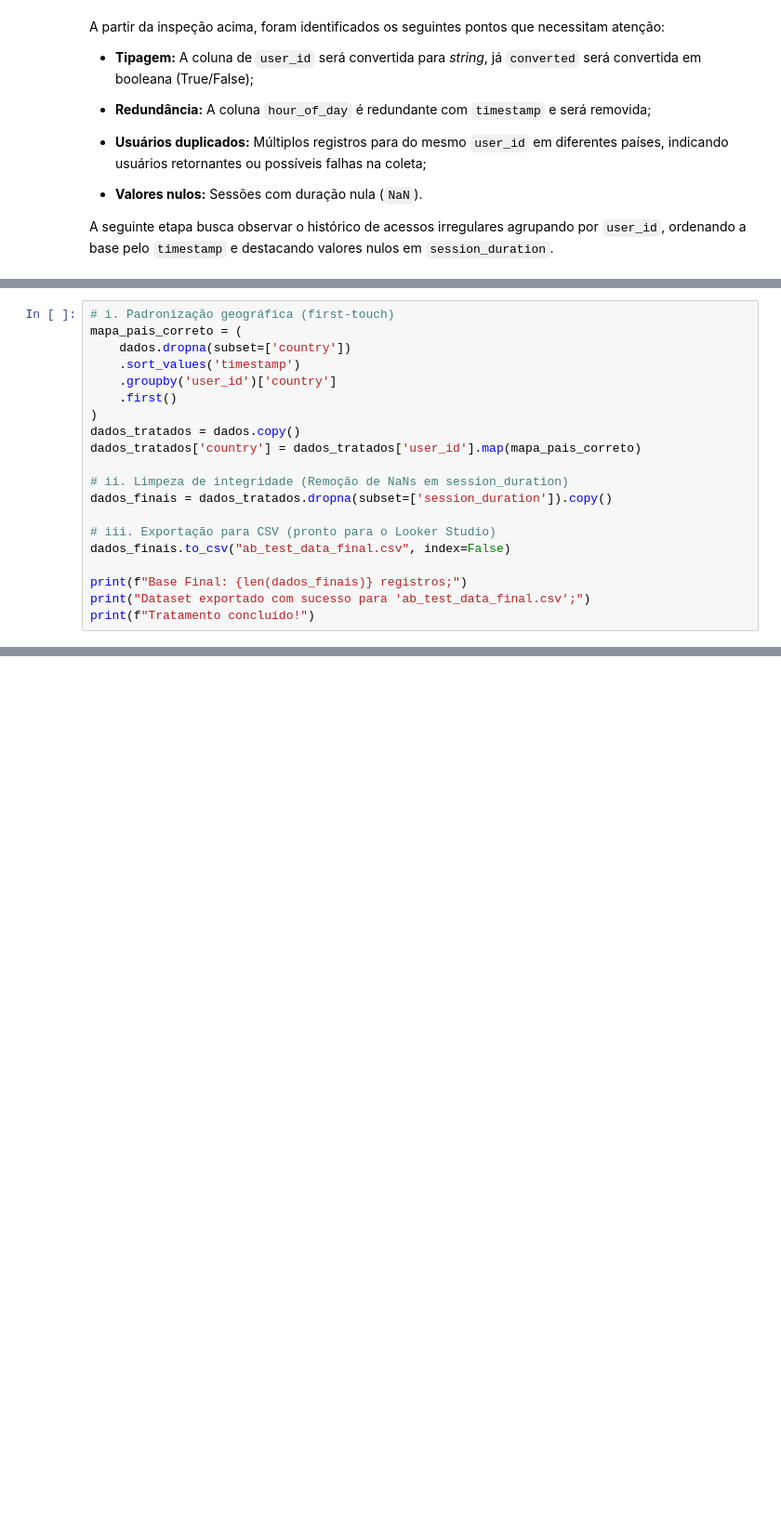
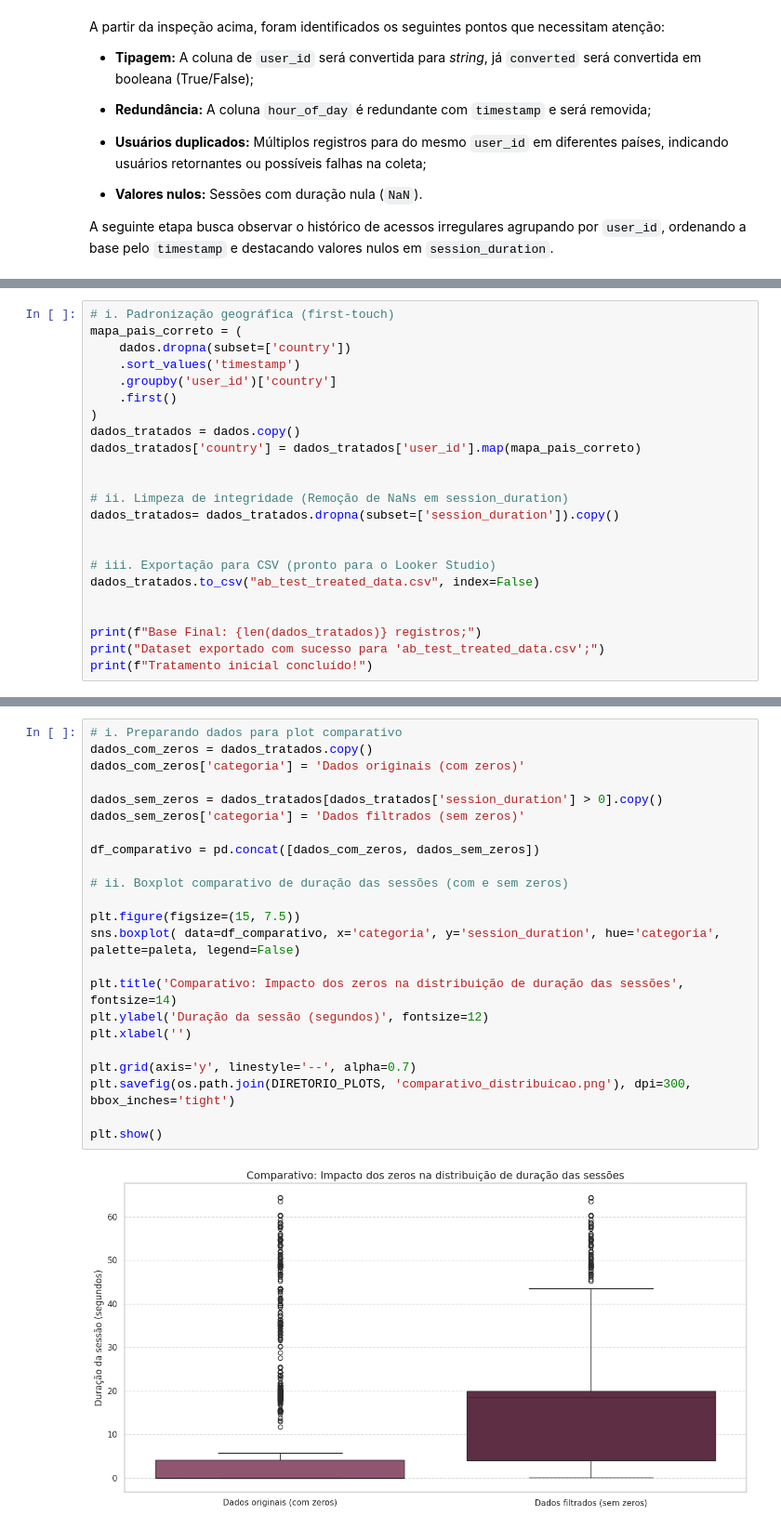
Before and after one commit to jandrexm/menu-lateral, a Jupyter notebook: notebook-analise.ipynb, the cells around one changed output, grey strips where cells are left out. Shown at 93% size. Drawn from its saved outputs; the diff is of its cells as text; blank space fills up the shorter version.

```diff
--- a/notebook-analise.ipynb
+++ b/notebook-analise.ipynb
@@ -168,12 +202,15 @@ mapa_pais_correto = (
 dados_tratados = dados.copy()
 dados_tratados['country'] = dados_tratados['user_id'].map(mapa_pais_correto)
 
+
 # ii. Limpeza de integridade (Remoção de NaNs em session_duration)
-dados_finais = dados_tratados.dropna(subset=['session_duration']).copy()
+dados_tratados= dados_tratados.dropna(subset=['session_duration']).copy()
+
 
 # iii. Exportação para CSV (pronto para o Looker Studio)
-dados_finais.to_csv("ab_test_data_final.csv", index=False)
+dados_tratados.to_csv("ab_test_treated_data.csv", index=False)
 
-print(f"Base Final: {len(dados_finais)} registros;")
-print("Dataset exportado com sucesso para 'ab_test_data_final.csv';")
-print(f"Tratamento concluído!")
+
+print(f"Base Final: {len(dados_tratados)} registros;")
+print("Dataset exportado com sucesso para 'ab_test_treated_data.csv';")
+print(f"Tratamento inicial concluído!")
@@ -179,0 +254,25 @@ print(f"Tratamento concluído!")
+# %%
+# i. Preparando dados para plot comparativo
+dados_com_zeros = dados_tratados.copy()
+dados_com_zeros['categoria'] = 'Dados originais (com zeros)'
+
+dados_sem_zeros = dados_tratados[dados_tratados['session_duration'] > 0].copy()
+dados_sem_zeros['categoria'] = 'Dados filtrados (sem zeros)'
+
+df_comparativo = pd.concat([dados_com_zeros, dados_sem_zeros])
+
+# ii. Boxplot comparativo de duração das sessões (com e sem zeros)
+
+plt.figure(figsize=(15, 7.5))
+sns.boxplot( data=df_comparativo, x='categoria', y='session_duration', hue='categoria', palette=paleta, legend=False)
+
+plt.title('Comparativo: Impacto dos zeros na distribuição de duração das sessões', fontsize=14)
+plt.ylabel('Duração da sessão (segundos)', fontsize=12)
+plt.xlabel('')
+
+plt.grid(axis='y', linestyle='--', alpha=0.7)
+plt.savefig(os.path.join(DIRETORIO_PLOTS, 'comparativo_distribuicao.png'), dpi=300, bbox_inches='tight')
+
+plt.show()
+# %% [output]
+[figure, added]
```
Also changed, not shown: parts of 15 cells of this notebook, 1 other file.
